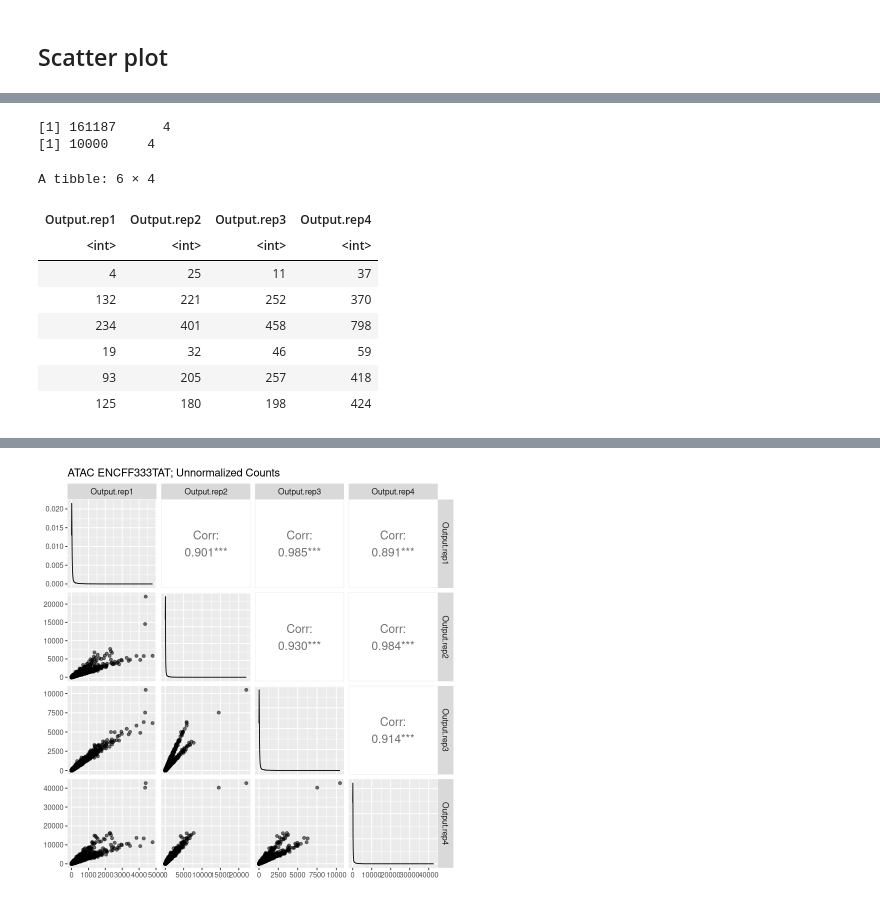
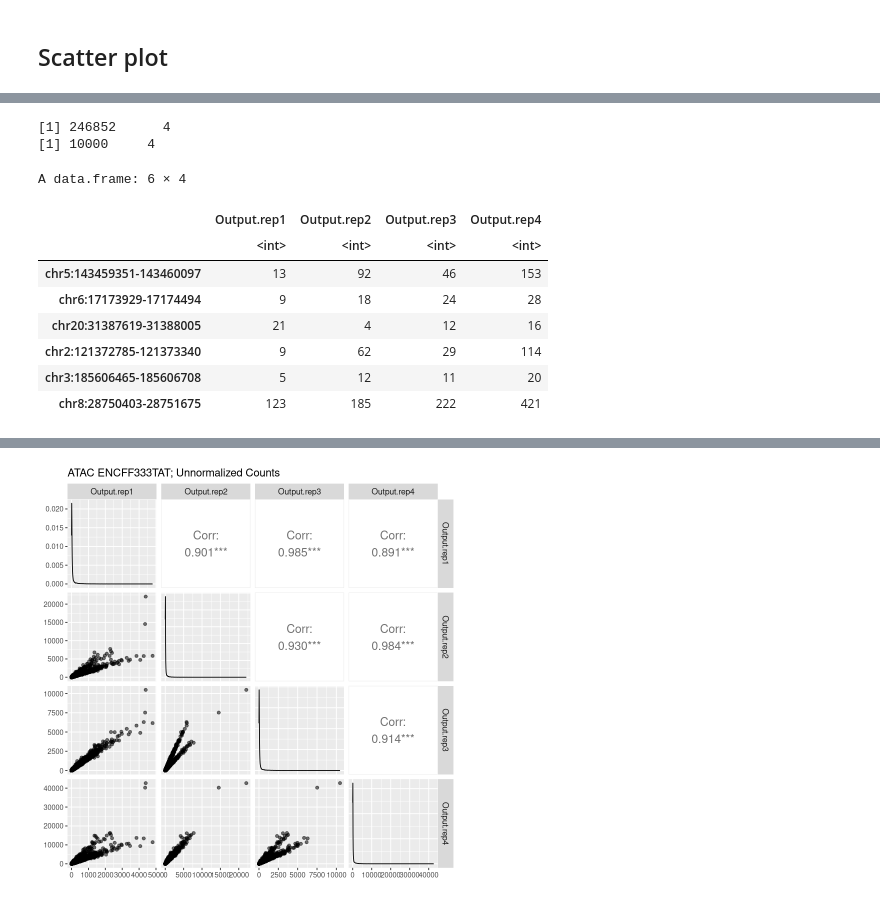
Before and after one commit to ReddyLab/Proj_ENCODE_FCC, a Jupyter notebook: notebooks/32_region_coverage/411_region_cov_explore_astarr_KS91_R.ipynb, the cells around one changed output, grey strips where cells are left out. Saved outputs shown, nothing was run; the diff lists cells and outputs as text; code cells hidden in the pictures.

```diff
--- a/notebooks/32_region_coverage/411_region_cov_explore_astarr_KS91_R.ipynb
+++ b/notebooks/32_region_coverage/411_region_cov_explore_astarr_KS91_R.ipynb
@@ -55,6 +143,7 @@ txt_fdiry = file.path(
     FD_RES, "assay_fcc", txt_assay, "coverage",
     txt_region_folder,
     txt_region_label,
+    "overlap_count",
     "summary"
 )
 
@@ -325,25 +430,24 @@ A data.frame: 1 × 6
 # %%
 mat = mat_cnt_unrm
-mat = dat %>%
-    dplyr::select(starts_with("Output"))
+mat = mat %>% as.data.frame %>% dplyr::select(starts_with("Output"))
 print(dim(mat))
 
 set.seed(123)
 num = 10000
 idx = sample(1:nrow(mat), size = num)
 mat = mat[idx,]
 print(dim(mat))
 
 head(mat)
 # %% [output]
-[1] 161187      4
+[1] 246852      4
 [1] 10000     4
-A tibble: 6 × 4
+A data.frame: 6 × 4
-| Output.rep1 | Output.rep2 | Output.rep3 | Output.rep4 |
-| <int> | <int> | <int> | <int> |
-| 4 | 25 | 11 | 37 |
-| 132 | 221 | 252 | 370 |
-| 234 | 401 | 458 | 798 |
-| 19 | 32 | 46 | 59 |
-| 93 | 205 | 257 | 418 |
-| 125 | 180 | 198 | 424 |
+|  | Output.rep1 | Output.rep2 | Output.rep3 | Output.rep4 |
+|  | <int> | <int> | <int> | <int> |
+| chr5:143459351-143460097 | 13 | 92 | 46 | 153 |
+| chr6:17173929-17174494 | 9 | 18 | 24 | 28 |
+| chr20:31387619-31388005 | 21 | 4 | 12 | 16 |
+| chr2:121372785-121373340 | 9 | 62 | 29 | 114 |
+| chr3:185606465-185606708 | 5 | 12 | 11 | 20 |
+| chr8:28750403-28751675 | 123 | 185 | 222 | 421 |
```
Also changed, not shown: parts of 10 cells of this notebook, 30 other files.
